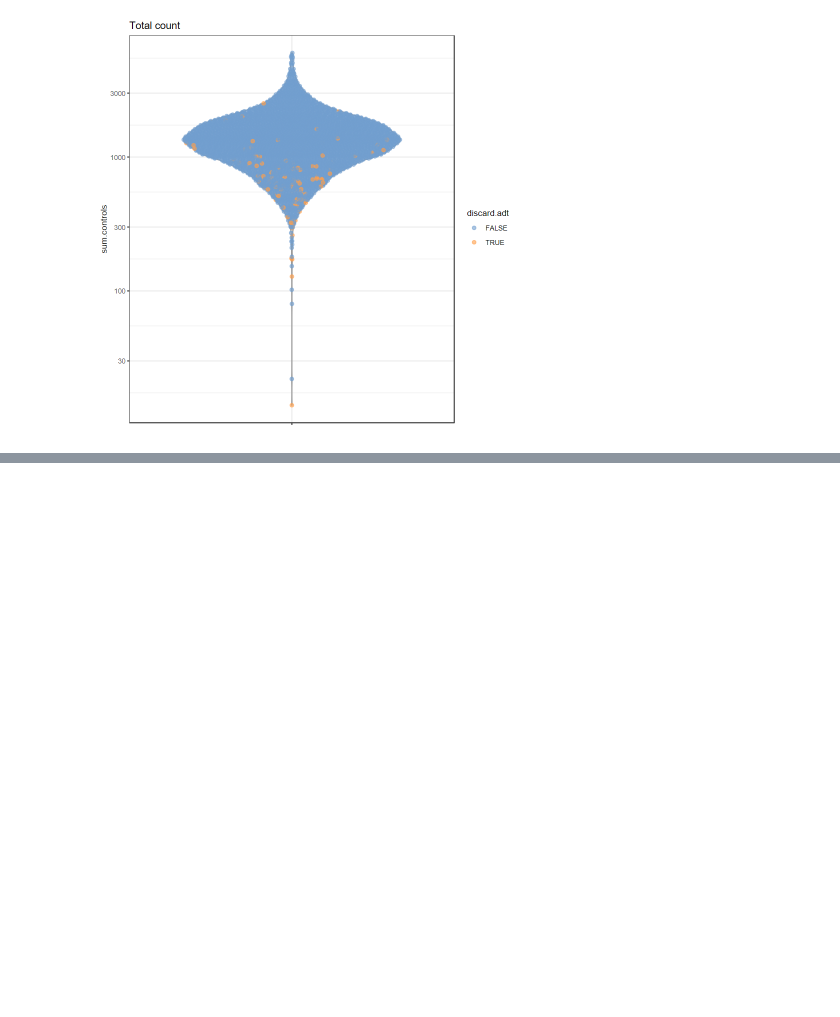
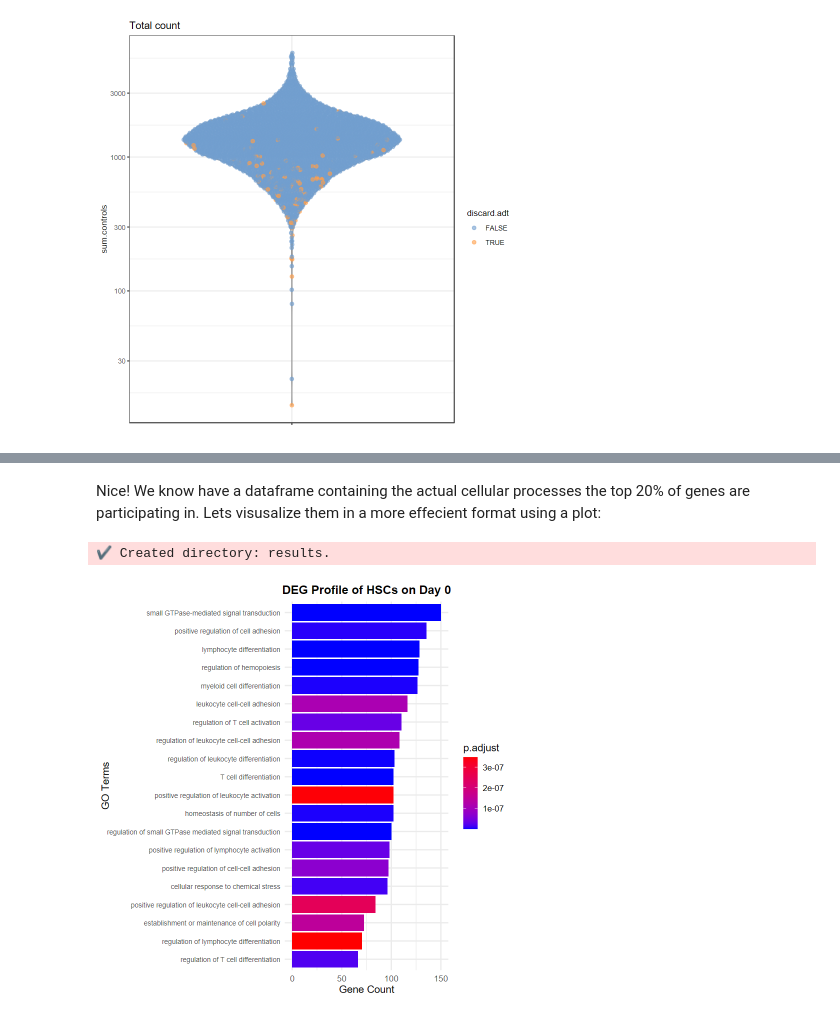
Before and after one commit to piyush-1903/ZandstraEaves_DirectedStudies, a Jupyter notebook: Aim1/d0_RnaSeq/d0_Analysis.ipynb, the cells around one changed output, grey strips where cells are left out. Saved outputs shown, nothing was run; the diff lists cells and outputs as text; code cells hidden in the pictures; blank space fills up the shorter version.

```diff
--- a/Aim1/d0_RnaSeq/d0_Analysis.ipynb
+++ b/Aim1/d0_RnaSeq/d0_Analysis.ipynb
@@ -292,0 +372,8 @@ Okay, it looks like we will be tossing some usefull cells here, but its not the
+# %%
+rownames(normal_sce) <- rowData(normal_sce)$Symbol # nolint Currently the rownames are ENSEMBL names. Here, I am assigning them to be Gene ENTREZ symbols instead.
+
+hvgs.d0 <- getTopHVGs(normal_sce, prop = 0.2) # nolint: selecting the top 20% of DE genes.
+
+
+
+head(hvgs.d0)
@@ -292,0 +399,13 @@ Okay, it looks like we will be tossing some usefull cells here, but its not the
+# %%
+# BiocManager::install("org.Hs.eg.db")
+# BiocManager::install("clusterProfiler")
+
+library(clusterProfiler)
+library(org.Hs.eg.db)
+library(AnnotationDbi)
+library(tidyverse)
+
+# Running GO
+GO_results <- enrichGO(gene = hvgs.d0, OrgDb = "org.Hs.eg.db", keyType = "SYMBOL", ont = "BP") # commented cuz don't want to run over and over
+
+head(as.data.frame(GO_results))
@@ -292,0 +422,27 @@ Okay, it looks like we will be tossing some usefull cells here, but its not the
+# %% [markdown]
+Nice! We know have a dataframe containing the actual cellular processes the top 20% of genes are participating in. Lets visusalize them in a more effecient format using a plot:
+# %%
+# Extract the top 20 GO terms
+top_GO <- as.data.frame(GO_results) %>%
+    arrange(p.adjust) %>%
+    slice_head(n = 20)
+
+# Manually create the ggplot
+GO_plot <- ggplot(top_GO, aes(x = reorder(Description, Count), y = Count, fill = p.adjust)) +
+    geom_bar(stat = "identity") +
+    coord_flip() +
+    labs(x = "GO Terms", y = "Gene Count", title = "DEG Profile of HSCs on Day 0") +
+    theme_minimal(base_size = 12) +
+    scale_fill_gradient(low = "blue", high = "red") +
+    theme(
+        axis.text.x = element_text(size = 10),
+        axis.text.y = element_text(size = 8),
+        plot.title = element_text(hjust = 0.5, size = 14, face = "bold")
+    )
+
+print(GO_plot)
+
+ggsave("results/GO_results.png", plot = GO_plot, width = 10, height = 6, dpi = 300)
+# %% [output]
+✔ Created directory: results.
+[figure, added]
```
Also changed, not shown: parts of 28 cells of this notebook, 4 other files.
